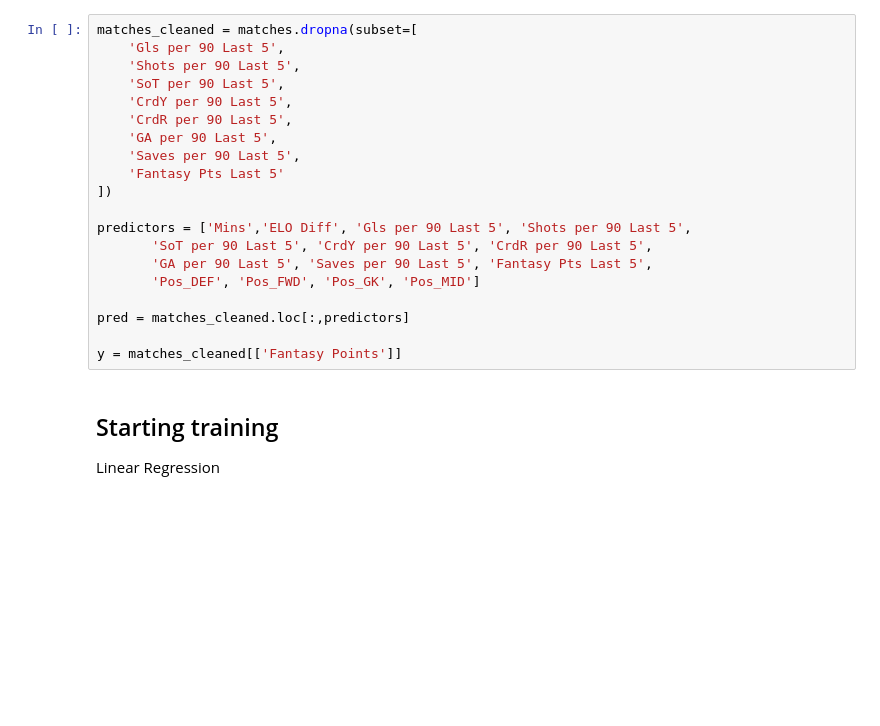
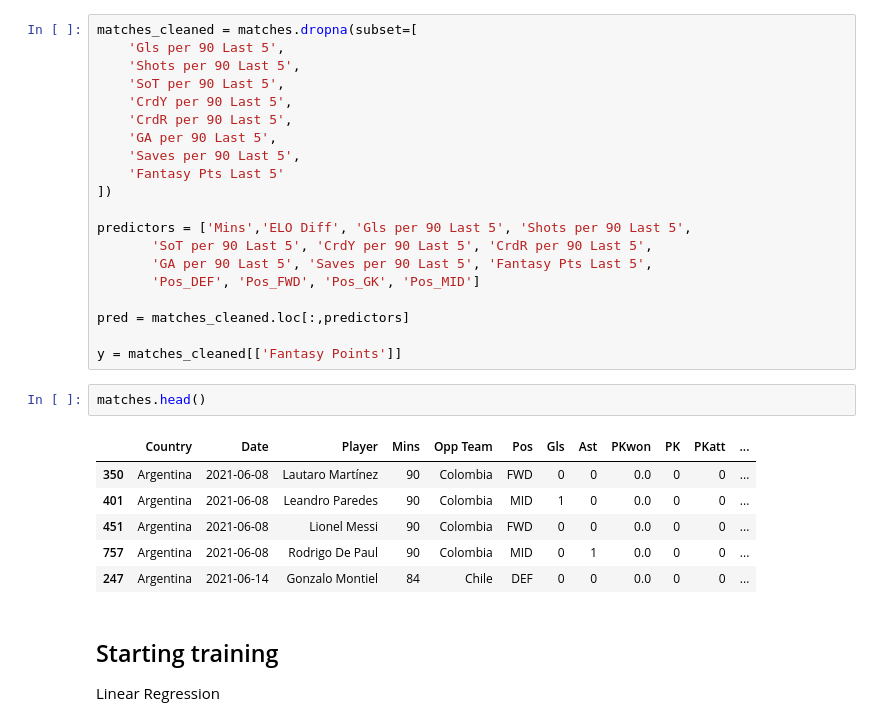
Before and after one commit to nicholaskim1004/World-Cup-Fantasy-Predictor, a Jupyter notebook: Fantast_Pt_Predictor.ipynb, the cells around one changed output. Drawn from its saved outputs; the diff is of its cells as text; blank space fills up the shorter version.

```diff
--- a/Fantast_Pt_Predictor.ipynb
+++ b/Fantast_Pt_Predictor.ipynb
@@ -430,6 +430,15 @@ predictors = ['Mins','ELO Diff', 'Gls per 90 Last 5', 'Shots per 90 Last 5',
 pred = matches_cleaned.loc[:,predictors]
 
 y = matches_cleaned[['Fantasy Points']]
+# %%
+matches.head()
+# %% [output]
+|  | Country | Date | Player | Mins | Opp Team | Pos | Gls | Ast | PKwon | PK | PKatt | ... |
+| 350 | Argentina | 2021-06-08 | Lautaro Martínez | 90 | Colombia | FWD | 0 | 0 | 0.0 | 0 | 0 | ... |
+| 401 | Argentina | 2021-06-08 | Leandro Paredes | 90 | Colombia | MID | 1 | 0 | 0.0 | 0 | 0 | ... |
+| 451 | Argentina | 2021-06-08 | Lionel Messi | 90 | Colombia | FWD | 0 | 0 | 0.0 | 0 | 0 | ... |
+| 757 | Argentina | 2021-06-08 | Rodrigo De Paul | 90 | Colombia | MID | 0 | 1 | 0.0 | 0 | 0 | ... |
+| 247 | Argentina | 2021-06-14 | Gonzalo Montiel | 84 | Chile | DEF | 0 | 0 | 0.0 | 0 | 0 | ... |
 # %% [markdown]
 ## Starting training
 
```
Also changed, not shown: parts of 9 cells of this notebook.
